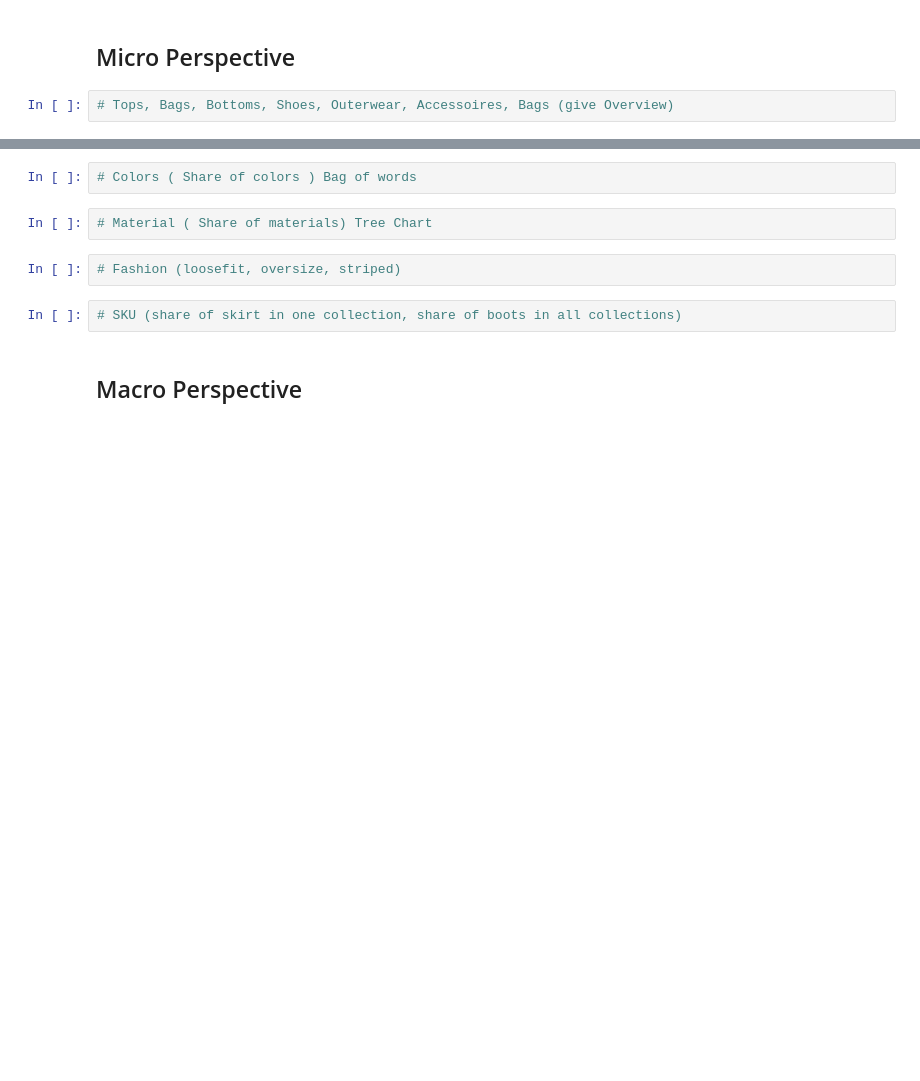
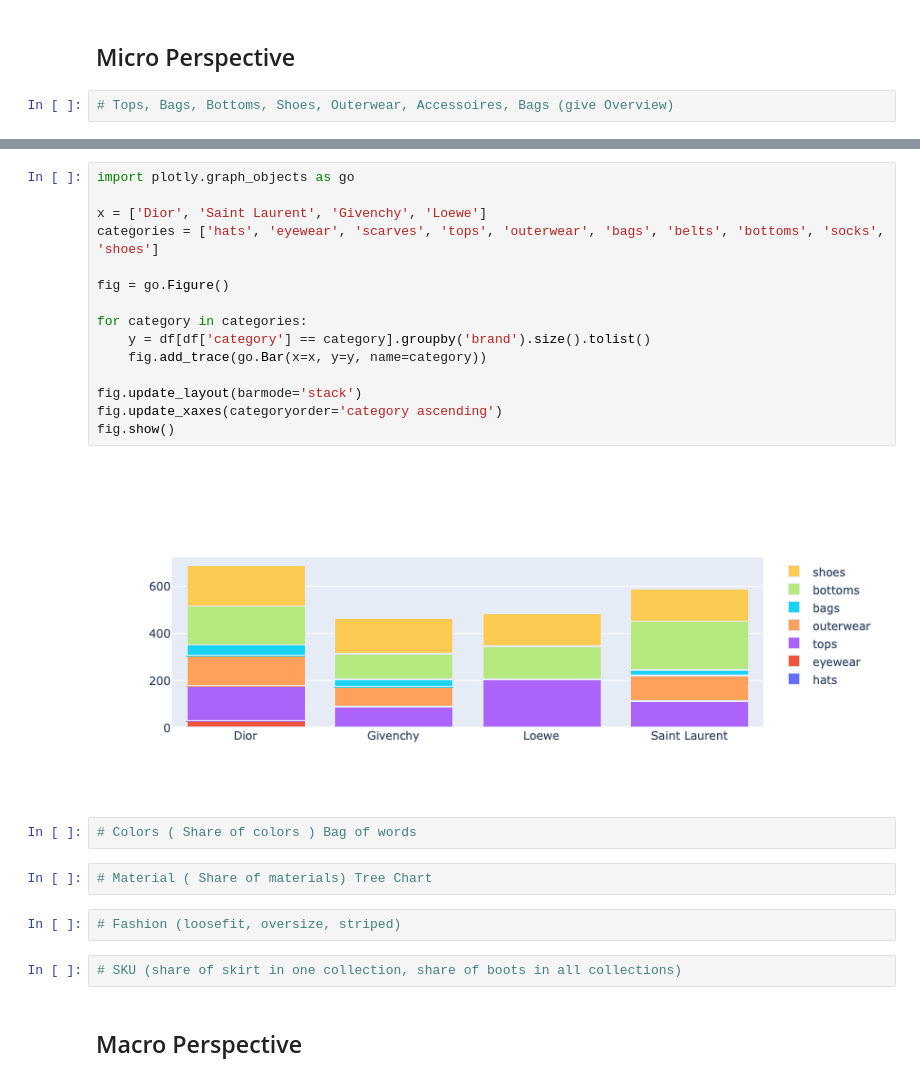
Before and after one commit to aliascii/runwayreconnaissance, a Jupyter notebook: EDA/Final_Presentation.ipynb, the cells around one changed output, grey strips where cells are left out. Saved outputs shown, nothing was run; the diff lists cells and outputs as text; blank space fills up the shorter version.

```diff
--- a/EDA/Final_Presentation.ipynb
+++ b/EDA/Final_Presentation.ipynb
@@ -28,3 +73,20 @@ df
+# %%
+import plotly.graph_objects as go
+
+x = ['Dior', 'Saint Laurent', 'Givenchy', 'Loewe']
+categories = ['hats', 'eyewear', 'scarves', 'tops', 'outerwear', 'bags', 'belts', 'bottoms', 'socks', 'shoes']
+
+fig = go.Figure()
+
+for category in categories:
+    y = df[df['category'] == category].groupby('brand').size().tolist()
+    fig.add_trace(go.Bar(x=x, y=y, name=category))
+
+fig.update_layout(barmode='stack')
+fig.update_xaxes(categoryorder='category ascending')
+fig.show()
+# %% [output]
+[figure, added]
 # %%
 # Colors ( Share of colors ) Bag of words
 # %%
```
Also changed, not shown: parts of 4 cells of this notebook.
